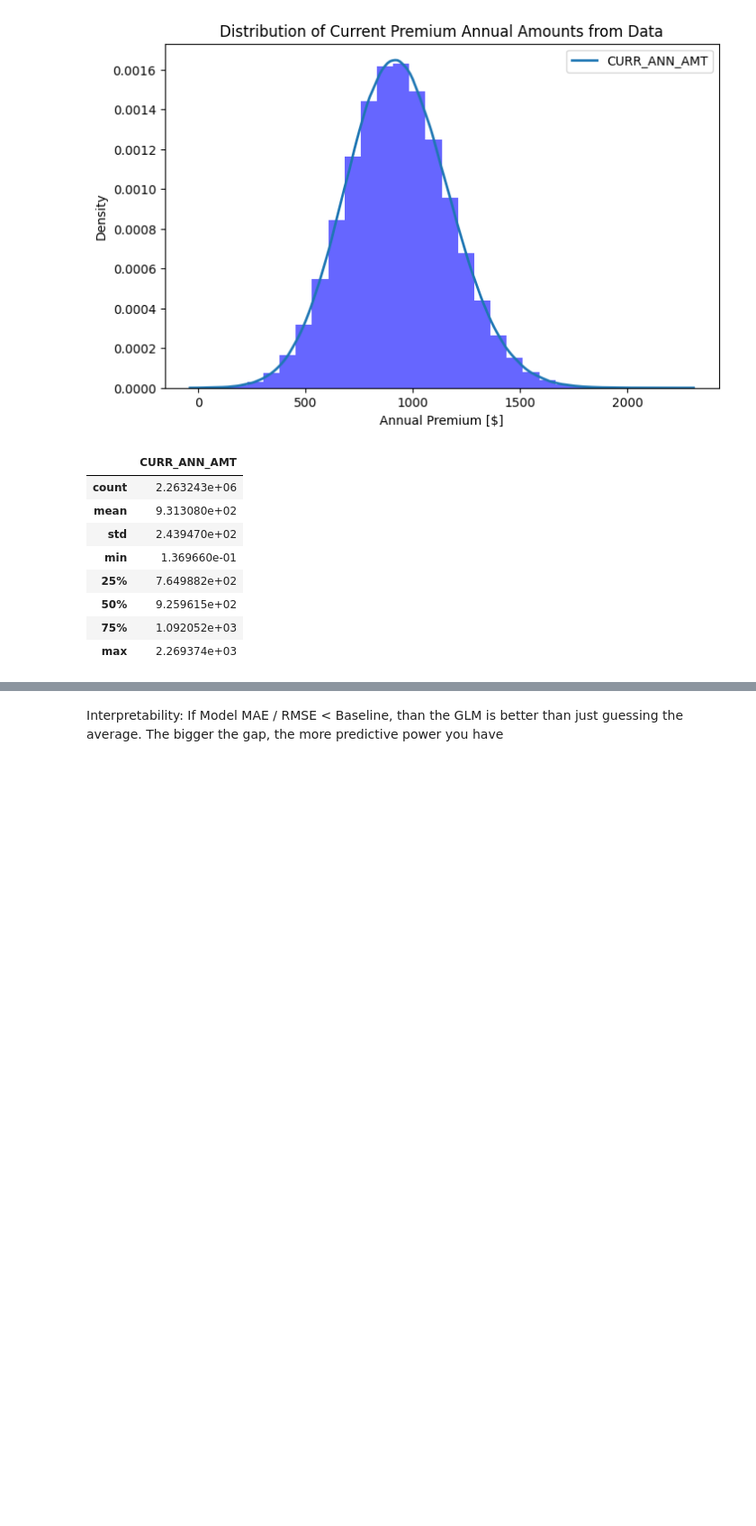
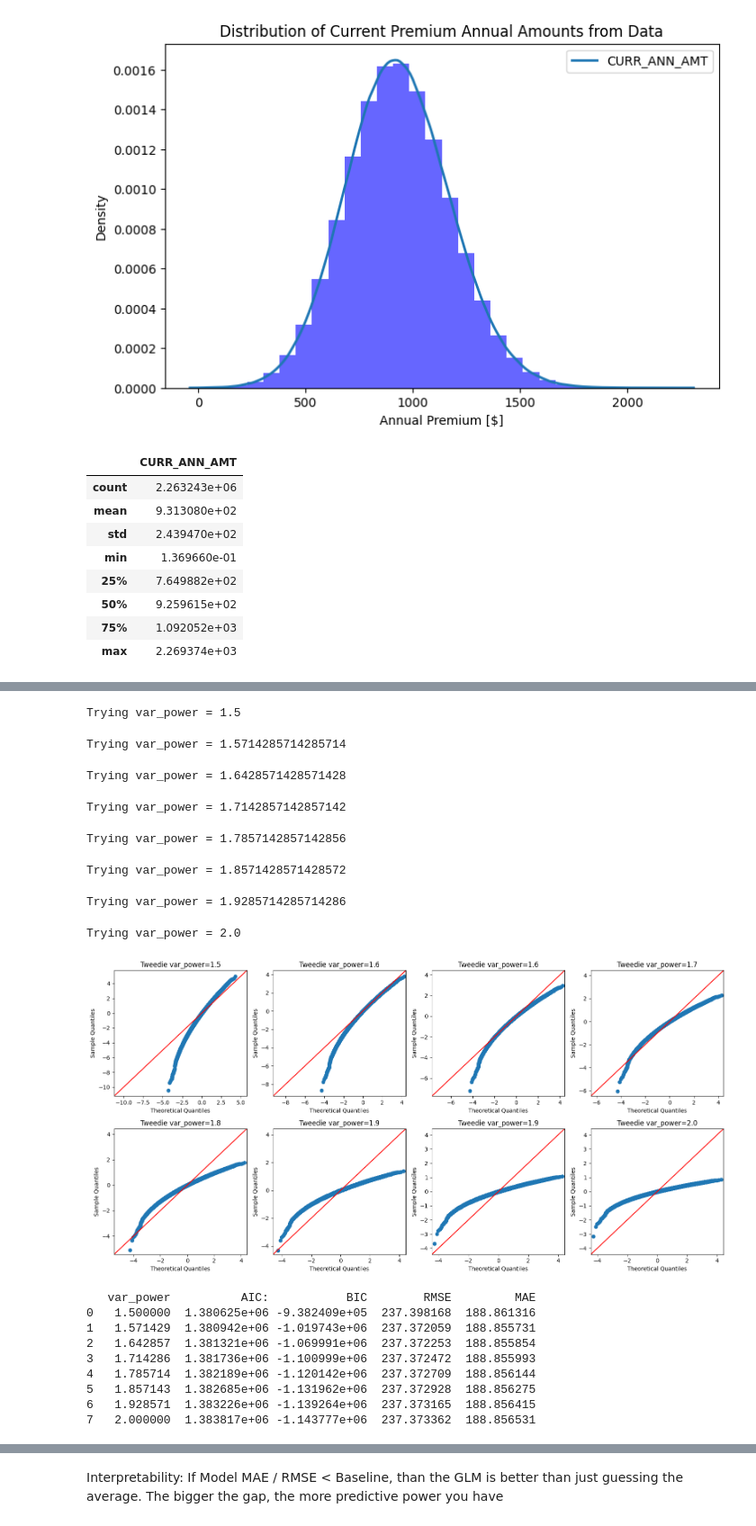
Before and after one commit to jackdecker2002/Auto_Insurance_Premium_Predictions_with_GLM, a Jupyter notebook: Python/StatisticalAnalysis.ipynb, the cells around one changed output, grey strips where cells are left out. Shown: that part at 90% size. Cells and saved outputs as stored; diff of their text form; code cells hidden in the pictures; blank space fills up the shorter version.

```diff
--- a/Python/StatisticalAnalysis.ipynb
+++ b/Python/StatisticalAnalysis.ipynb
@@ -96,0 +156,63 @@ LENGTH_OF_RESIDENCE_missing -4.925e-06   1.47e-07    -33.502      0.000   -5.21e
+# %%
+# We can see that the range of 1.5 to 2 is where we want to hone in on (between Poisson and Gamma)
+var_powers = np.linspace(1.5,2,8)
+
+sample_size = 100_000
+X_sample = X_train_sm[:sample_size]
+y_sample = y_train[:sample_size]
+
+results = []
+
+fig, axes = plt.subplots(2,4,figsize=(16,8))
+axes = axes.flatten()
+
+for ax, vp in zip(axes, var_powers):
+    try:
+        print(f"Trying var_power = {vp}")
+        model = sm.GLM(
+            y_sample,
+            X_sample,
+            family = sm.families.Tweedie(var_power=vp) # Default link function for this is identity so we are all set with that already
+        ).fit()
+
+        y_pred = model.predict(X_test_sm)
+        MSE = mean_squared_error(y_test,y_pred)
+        RMSE = np.sqrt(MSE)
+        MAE = mean_absolute_error(y_test,y_pred)
+
+        results.append({'var_power':vp,'AIC:':model.aic,'BIC':model.bic,'RMSE':RMSE,'MAE':MAE})
+
+
+        sm.qqplot(model.resid_deviance,line='45',ax=ax)
+        ax.set_title(f"Tweedie var_power={vp:.1f}")
+
+
+
+    except Exception as e:
+        ax.text(0.5, 0.5, f"Error:\n{str(e)}", ha='center', va='center', wrap=True)
+        ax.set_title(f"var_power={vp:.1f} (Error)")
+
+plt.tight_layout()
+plt.show()
+
+results_df = pd.DataFrame(results)
+print(results_df)
+# %% [output]
+Trying var_power = 1.5
+Trying var_power = 1.5714285714285714
+Trying var_power = 1.6428571428571428
+Trying var_power = 1.7142857142857142
+Trying var_power = 1.7857142857142856
+Trying var_power = 1.8571428571428572
+Trying var_power = 1.9285714285714286
+Trying var_power = 2.0
+[figure, added]
+   var_power          AIC:           BIC        RMSE         MAE
+0   1.500000  1.380625e+06 -9.382409e+05  237.398168  188.861316
+1   1.571429  1.380942e+06 -1.019743e+06  237.372059  188.855731
+2   1.642857  1.381321e+06 -1.069991e+06  237.372253  188.855854
+3   1.714286  1.381736e+06 -1.100999e+06  237.372472  188.855993
+4   1.785714  1.382189e+06 -1.120142e+06  237.372709  188.856144
+5   1.857143  1.382685e+06 -1.131962e+06  237.372928  188.856275
+6   1.928571  1.383226e+06 -1.139264e+06  237.373165  188.856415
+7   2.000000  1.383817e+06 -1.143777e+06  237.373362  188.856531
```
Also changed, not shown: parts of 36 cells of this notebook.
